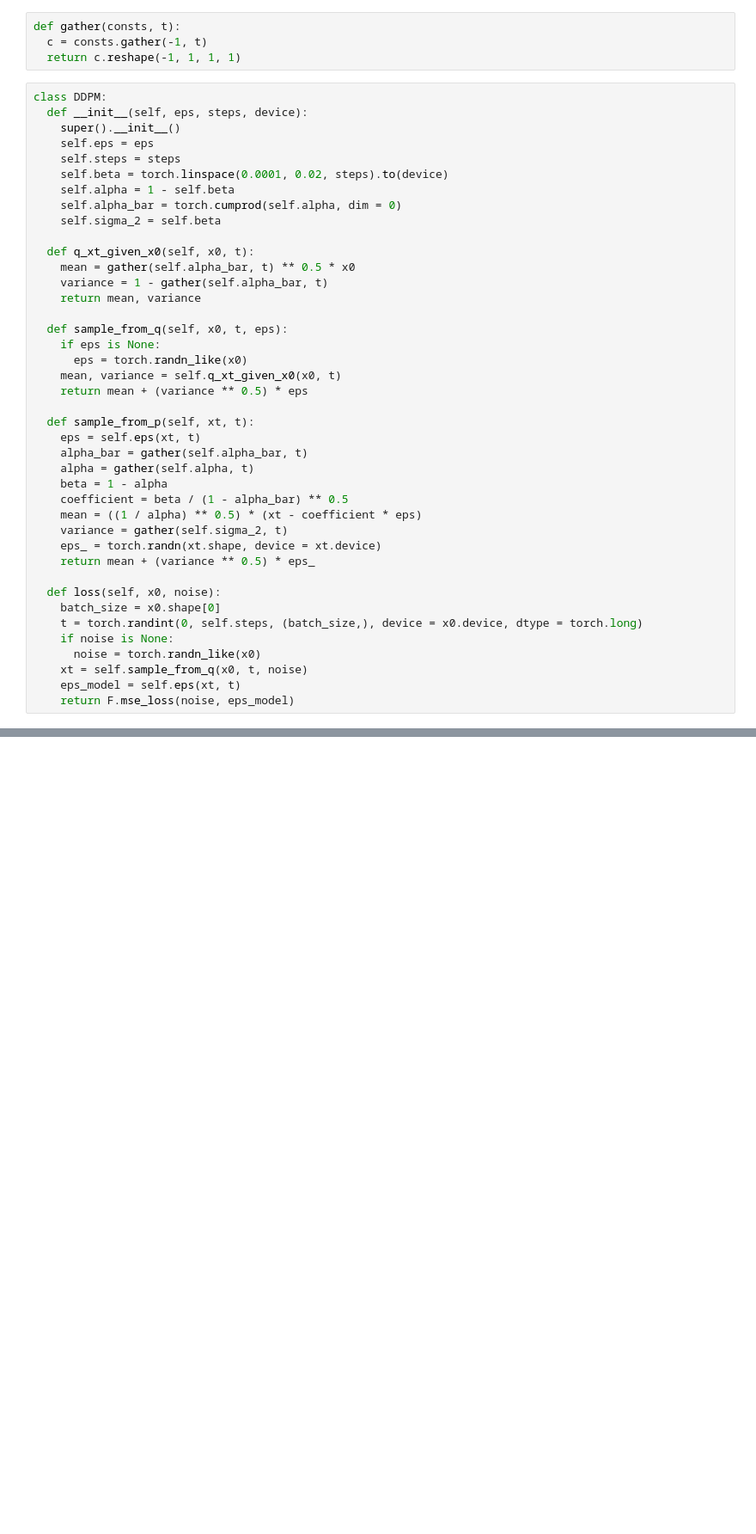
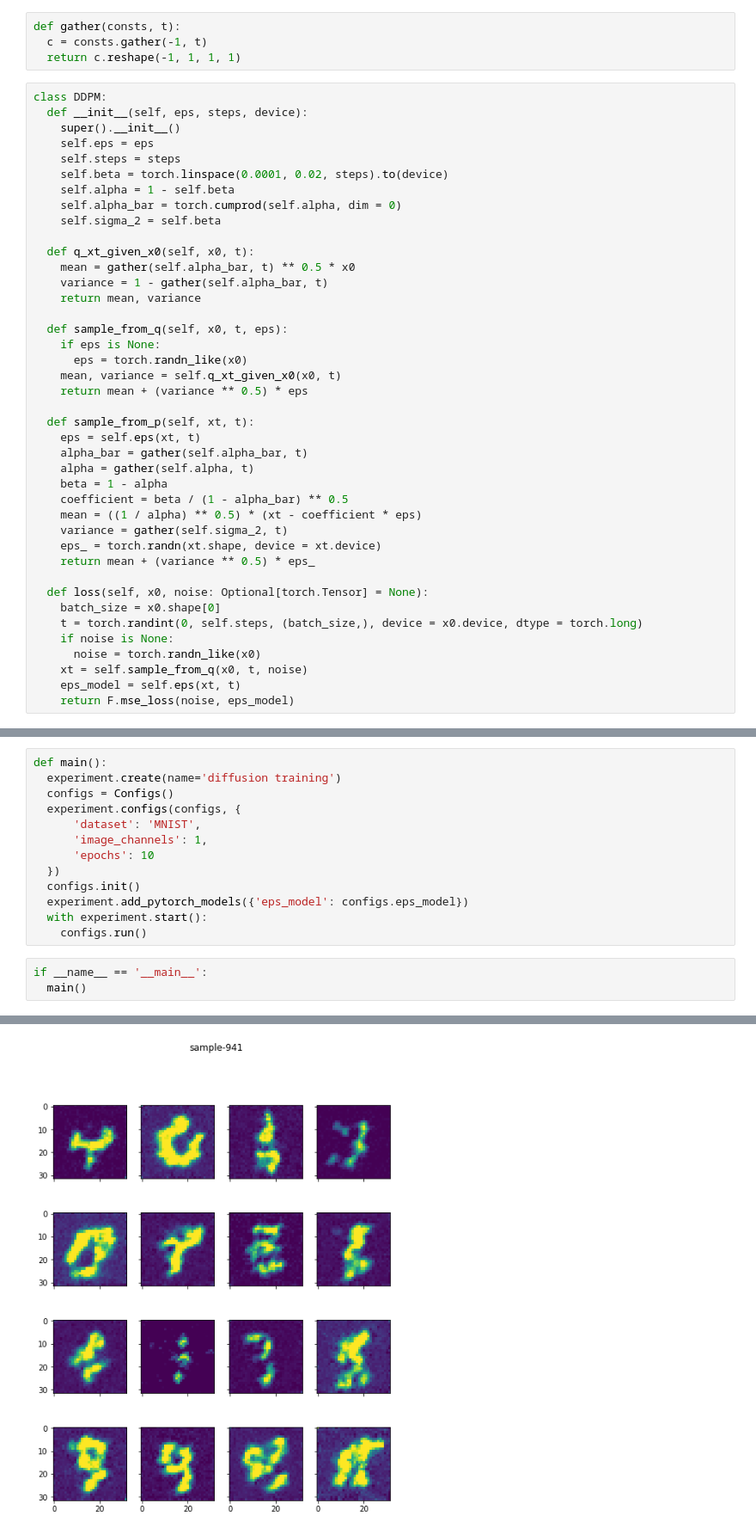
Before and after one commit to sogandstormesalehi/DiffusionModels, a Jupyter notebook: DDPM.ipynb, the cells around one changed output, grey strips where cells are left out. Shown at 86% size. Cells and saved outputs as stored; diff of their text form; blank space fills up the shorter version.

```diff
--- a/DDPM.ipynb
+++ b/DDPM.ipynb
@@ -66,7 +66,7 @@ class DDPM:
     eps_ = torch.randn(xt.shape, device = xt.device)
     return mean + (variance ** 0.5) * eps_
 
-  def loss(self, x0, noise):
+  def loss(self, x0, noise: Optional[torch.Tensor] = None):
     batch_size = x0.shape[0]
     t = torch.randint(0, self.steps, (batch_size,), device = x0.device, dtype = torch.long)
     if noise is None:
@@ -162,0 +153,17 @@ class CelebADataset(torch.utils.data.Dataset):
+# %%
+def main():
+  experiment.create(name='diffusion training')
+  configs = Configs()
+  experiment.configs(configs, {
+      'dataset': 'MNIST',
+      'image_channels': 1,
+      'epochs': 10
+  })
+  configs.init()
+  experiment.add_pytorch_models({'eps_model': configs.eps_model})
+  with experiment.start():
+    configs.run()
+# %%
+if __name__ == '__main__':
+  main()
+# %% [output]
@@ -162,0 +171 @@ class CelebADataset(torch.utils.data.Dataset):
+[figure, added]
```
Also changed, not shown: parts of 6 cells of this notebook, 1 other file.
